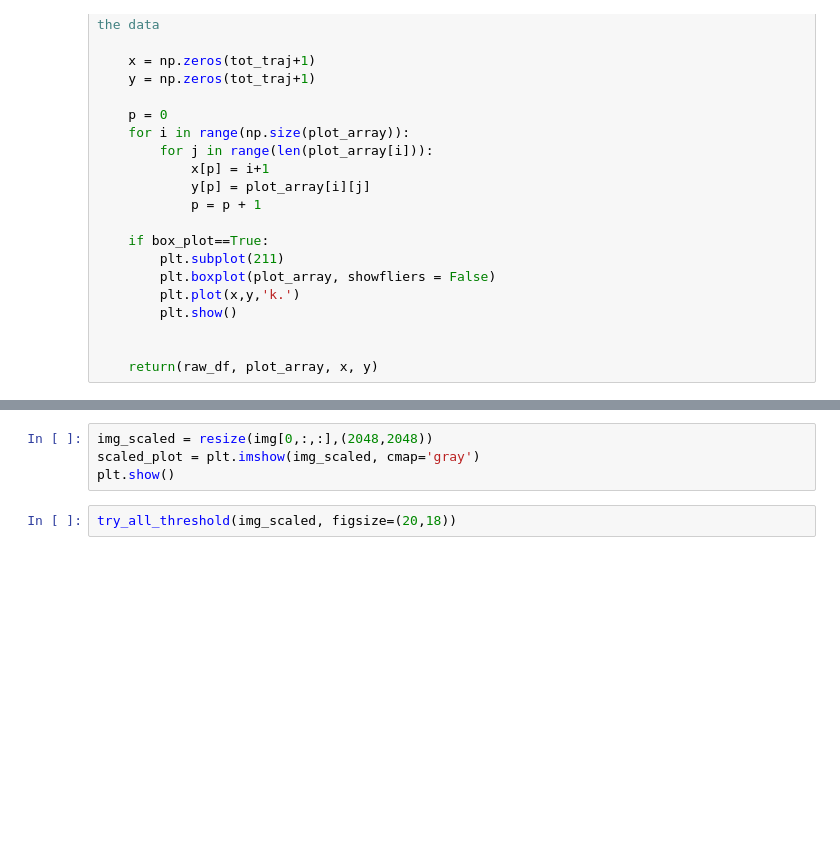
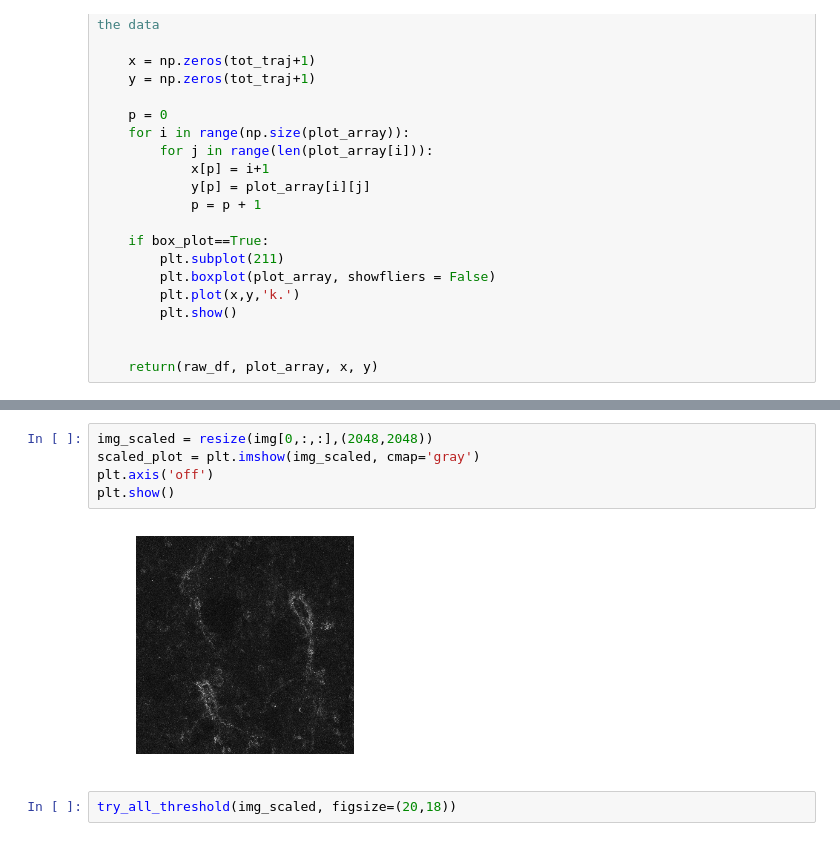
Before and after one commit to Nance-Lab/diff_classifier, a Jupyter notebook: notebooks/development/PNN_binning_example_workthrough.ipynb, the cells around one changed output, grey strips where cells are left out. Saved outputs shown, nothing was run; the diff lists cells and outputs as text; blank space fills up the shorter version.

```diff
--- a/notebooks/development/PNN_binning_example_workthrough.ipynb
+++ b/notebooks/development/PNN_binning_example_workthrough.ipynb
@@ -208,7 +211,10 @@ plt.show()
 # %%
 img_scaled = resize(img[0,:,:],(2048,2048))
 scaled_plot = plt.imshow(img_scaled, cmap='gray')
+plt.axis('off')
 plt.show()
+# %% [output]
+[figure, added]
 # %%
 try_all_threshold(img_scaled, figsize=(20,18))
 # %%
```
Also changed, not shown: parts of 11 cells of this notebook, 2 other files.
